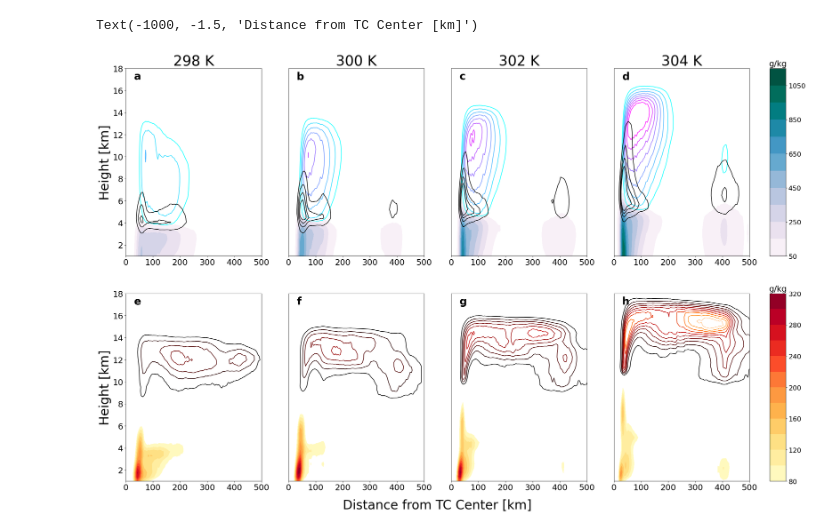
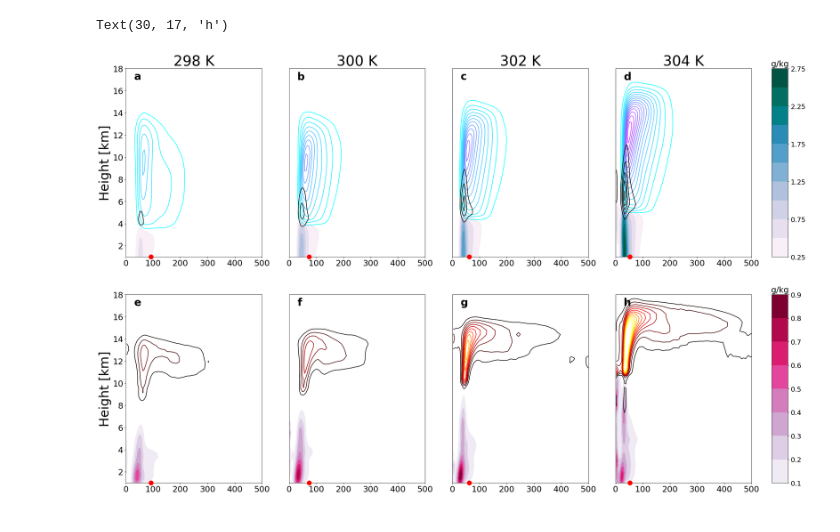
Before and after one commit to alyssa-stansfield/wrf-tc-ideal, a Jupyter notebook: fig8.ipynb, the cells around one changed output. Drawn from its saved outputs; the diff is of its cells as text; code cells hidden in the pictures.

```diff
--- a/fig8.ipynb
+++ b/fig8.ipynb
@@ -38,5 +51,5 @@ Qg300[Qg300<=0] = np.nan
 # %%
-f_302 = xr.open_dataset("./data_files/microphysics_sums_302K_alltimes.nc")
+f_302 = xr.open_dataset("./data_files/microphysics_means_302K_alltimes.nc")
 Qr302 = f_302.Qr[:,:,:].values
 Qs302 = f_302.Qs[:,:,:].values
 Qc302 = f_302.Qc[:,:,:].values
@@ -51,8 +64,14 @@ Qs302[Qs302<=0] = np.nan
 Qc302[Qc302<=0] = np.nan
 Qi302[Qi302<=0] = np.nan
 Qg302[Qg302<=0] = np.nan
+
+ts302 = pd.read_csv("./data_files/TC_outer_inner_evolution_302K.csv")
+r_inner_302 = ts302.rinner_v[95:]
+r_outer_302 = ts302.router_v[95:]
+r_inner_mean_302 = np.nanmean(r_inner_302)
+r_outer_mean_302 = np.nanmean(r_outer_302)
 # %%
-f_304 = xr.open_dataset("./data_files/microphysics_sums_304K_alltimes.nc")
+f_304 = xr.open_dataset("./data_files/microphysics_means_304K_alltimes.nc")
 Qr304 = f_304.Qr[:,:,:].values
 Qs304 = f_304.Qs[:,:,:].values
 Qc304 = f_304.Qc[:,:,:].values
@@ -67,12 +86,19 @@ Qs304[Qs304<=0] = np.nan
 Qc304[Qc304<=0] = np.nan
 Qi304[Qi304<=0] = np.nan
 Qg304[Qg304<=0] = np.nan
+
+ts304 = pd.read_csv("./data_files/TC_outer_inner_evolution_304K.csv")
+r_inner_304 = ts304.rinner_v[95:]
+r_outer_304 = ts304.router_v[95:]
+r_inner_mean_304 = np.nanmean(r_inner_304)
+r_outer_mean_304 = np.nanmean(r_outer_304)
 # %%
-fig8, ax = plt.subplots(2,4,figsize=(30,20))
+fig, ax = plt.subplots(2,4,figsize=(30,20))
 
-Qr = ax[0,0].contourf(r298,z298,np.nanmean(Qr298,axis=0),cmap="PuBuGn",levels=np.arange(50,1200,100))
-ax[0,0].contour(r298,z298,np.nanmean(Qs298,axis=0),cmap="cool",levels=(np.arange(500,2500,250)))
-ax[0,0].contour(r298,z298,np.nanmean(Qg298,axis=0),colors="k",levels=(np.arange(50,250,50)))
+Qr = ax[0,0].contourf(r298,z298,np.nanmean(Qr298,axis=0),cmap="PuBuGn",levels=np.arange(0.25,3,0.25))
+ax[0,0].contour(r298,z298,np.nanmean(Qs298,axis=0),cmap="cool",levels=(np.arange(0.25,5,0.25)))
+ax[0,0].contour(r298,z298,np.nanmean(Qg298,axis=0),colors="k",levels=(np.arange(0.2,3.2,0.2)))
+ax[0,0].plot(r_inner_mean_298, 1, 'o', color="r", markersize=12, zorder=10, clip_on=False)
 ax[0,0].set_ylim(1,18)
 ax[0,0].set_xlim(0,500)
 ax[0,0].set_ylabel("Height [km]",fontsize=34)
@@ -83,27 +109,30 @@ cbar.ax.set_title('g/kg',fontsize=22)
 ax[0,0].set_title("298 K",fontsize=38)
 ax[0,0].tick_params(labelsize=22)
 
-ax[0,1].contourf(r300,z300,np.nanmean(Qr300,axis=0),cmap="PuBuGn",levels=np.arange(50,1200,100))
-ax[0,1].contour(r300,z300,np.nanmean(Qs300,axis=0),cmap="cool",levels=(np.arange(500,2500,250)))
-ax[0,1].contour(r300,z300,np.nanmean(Qg300,axis=0),colors="k",levels=(np.arange(50,250,50)))
+ax[0,1].contourf(r300,z300,np.nanmean(Qr300,axis=0),cmap="PuBuGn",levels=np.arange(0.25,3,0.25))
+ax[0,1].contour(r300,z300,np.nanmean(Qs300,axis=0),cmap="cool",levels=(np.arange(0.25,5,0.25)))
+ax[0,1].contour(r300,z300,np.nanmean(Qg300,axis=0),colors="k",levels=(np.arange(0.2,3.2,0.2)))
+ax[0,1].plot(r_inner_mean_300, 1, 'o', color="r", markersize=12, zorder=10, clip_on=False)
 ax[0,1].set_ylim(1,18)
 ax[0,1].set_xlim(0,500)
 ax[0,1].set_title("300 K",fontsize=38)
 ax[0,1].set_yticks([])
 ax[0,1].tick_params(labelsize=22)
 
-ax[0,2].contourf(r302,z302,np.nanmean(Qr302,axis=0),cmap="PuBuGn",levels=np.arange(50,1200,100))
-ax[0,2].contour(r302,z302,np.nanmean(Qs302,axis=0),cmap="cool",levels=(np.arange(500,2500,250)))
-ax[0,2].contour(r302,z302,np.nanmean(Qg302,axis=0),colors="k",levels=(np.arange(50,250,50)))
+ax[0,2].contourf(r302,z302,np.nanmean(Qr302,axis=0),cmap="PuBuGn",levels=np.arange(0.25,3,0.25))
+ax[0,2].contour(r302,z302,np.nanmean(Qs302,axis=0),cmap="cool",levels=(np.arange(0.25,5,0.25)))
+ax[0,2].contour(r302,z302,np.nanmean(Qg302,axis=0),colors="k",levels=(np.arange(0.2,3.2,0.2)))
+ax[0,2].plot(r_inner_mean_302, 1, 'o', color="r", markersize=12, zorder=10, clip_on=False)
 ax[0,2].set_ylim(1,18)
 ax[0,2].set_xlim(0,500)
 ax[0,2].set_title("302 K",fontsize=38)
 ax[0,2].set_yticks([])
 ax[0,2].tick_params(labelsize=22)
 
-ax[0,3].contourf(r304,z304,np.nanmean(Qr304,axis=0),cmap="PuBuGn",levels=np.arange(50,1200,100))
-ax[0,3].contour(r304,z304,np.nanmean(Qs304,axis=0),cmap="cool",levels=(np.arange(500,2500,250)))
-ax[0,3].contour(r304,z304,np.nanmean(Qg304,axis=0),colors="k",levels=(np.arange(50,250,50)))
+ax[0,3].contourf(r304,z304,np.nanmean(Qr304,axis=0),cmap="PuBuGn",levels=np.arange(0.25,3,0.25))
+ax[0,3].contour(r304,z304,np.nanmean(Qs304,axis=0),cmap="cool",levels=(np.arange(0.25,5,0.25)))
+ax[0,3].contour(r304,z304,np.nanmean(Qg304,axis=0),colors="k",levels=(np.arange(0.2,3.2,0.2)))
+ax[0,3].plot(r_inner_mean_304, 1, 'o', color="r", markersize=12, zorder=10, clip_on=False)
 ax[0,3].set_ylim(1,18)
 ax[0,3].set_xlim(0,500)
 ax[0,3].set_title("304 K",fontsize=38)
@@ -112,8 +141,9 @@ ax[0,3].tick_params(labelsize=22)
 
 
 
-Qc = ax[1,0].contourf(r298,z298,np.nanmean(Qc298,axis=0),cmap="YlOrRd",levels=np.arange(80,340,20))
-ax[1,0].contour(r298,z298,np.nanmean(Qi298,axis=0),cmap="gist_heat",levels=np.arange(1,12,1))
+Qc = ax[1,0].contourf(r298,z298,np.nanmean(Qc298,axis=0),cmap="PuRd",levels=np.arange(0.1,1,0.1))
+ax[1,0].contour(r298,z298,np.nanmean(Qi298,axis=0),cmap="hot",levels=np.arange(0.001,0.015,0.001))
+ax[1,0].plot(r_inner_mean_298, 1, 'o', color="r", markersize=12, zorder=10, clip_on=False)
 ax[1,0].set_ylim(1,18)
 ax[1,0].set_xlim(0,500)
 ax[1,0].set_ylabel("Height [km]",fontsize=34)
@@ -122,40 +152,41 @@ cbar = plt.colorbar(Qc, cax=cax)
 cbar.ax.tick_params(labelsize=18)
 cbar.ax.set_title('g/kg',fontsize=22)
 ax[1,0].tick_params(labelsize=22)
 
-ax[1,1].contourf(r300,z300,np.nanmean(Qc300,axis=0),cmap="YlOrRd",levels=np.arange(80,340,20))
-ax[1,1].contour(r300,z300,np.nanmean(Qi300,axis=0),cmap="gist_heat",levels=np.arange(1,12,1))
+ax[1,1].contourf(r300,z300,np.nanmean(Qc300,axis=0),cmap="PuRd",levels=np.arange(0.1,1,0.1))
+ax[1,1].contour(r300,z300,np.nanmean(Qi300,axis=0),cmap="hot",levels=np.arange(0.001,0.015,0.001))
+ax[1,1].plot(r_inner_mean_300, 1, 'o', color="r", markersize=12, zorder=10, clip_on=False)
 ax[1,1].set_ylim(1,18)
 ax[1,1].set_xlim(0,500)
 ax[1,1].set_yticks([])
 ax[1,1].tick_params(labelsize=22)
 
-ax[1,2].contourf(r302,z302,np.nanmean(Qc302,axis=0),cmap="YlOrRd",levels=np.arange(80,340,20))
-ax[1,2].contour(r302,z302,np.nanmean(Qi302,axis=0),cmap="gist_heat",levels=np.arange(1,12,1))
+ax[1,2].contourf(r302,z302,np.nanmean(Qc302,axis=0),cmap="PuRd",levels=np.arange(0.1,1,0.1))
+ax[1,2].contour(r302,z302,np.nanmean(Qi302,axis=0),cmap="hot",levels=np.arange(0.001,0.015,0.001))
+ax[1,2].plot(r_inner_mean_302, 1, 'o', color="r", markersize=12, zorder=10, clip_on=False)
 ax[1,2].set_ylim(1,18)
 ax[1,2].set_xlim(0,500)
 ax[1,2].set_yticks([])
 ax[1,2].tick_params(labelsize=22)
 
-ax[1,3].contourf(r304,z304,np.nanmean(Qc304,axis=0),cmap="YlOrRd",levels=np.arange(80,340,20))
-ax[1,3].contour(r304,z304,np.nanmean(Qi304,axis=0),cmap="gist_heat",levels=np.arange(1,12,1))
+ax[1,3].contourf(r304,z304,np.nanmean(Qc304,axis=0),cmap="PuRd",levels=np.arange(0.1,1,0.1))
+ax[1,3].contour(r304,z304,np.nanmean(Qi304,axis=0),cmap="hot",levels=np.arange(0.001,0.015,0.001))
+ax[1,3].plot(r_inner_mean_304, 1, 'o', color="r", markersize=12, zorder=10, clip_on=False)
 ax[1,3].set_ylim(1,18)
 ax[1,3].set_xlim(0,500)
 ax[1,3].set_yticks([])
 ax[1,3].tick_params(labelsize=22)
 
 
 ax[0,0].text(30,17,"a",fontsize=28,weight="bold")
 ax[0,1].text(30,17,"b",fontsize=28,weight="bold")
 ax[0,2].text(30,17,"c",fontsize=28,weight="bold")
 ax[0,3].text(30,17,"d",fontsize=28,weight="bold")
 
 ax[1,0].text(30,17,"e",fontsize=28,weight="bold")
 ax[1,1].text(30,17,"f",fontsize=28,weight="bold")
 ax[1,2].text(30,17,"g",fontsize=28,weight="bold")
 ax[1,3].text(30,17,"h",fontsize=28,weight="bold")
-
-ax[1,3].text(-1000, -1.5, "Distance from TC Center [km]",fontsize=34)
 # %% [output]
-Text(-1000, -1.5, 'Distance from TC Center [km]')
+Text(30, 17, 'h')
-[figure, old version]
+[figure, new version]
```
Also changed, not shown: parts of 3 cells of this notebook, 13 other files.
